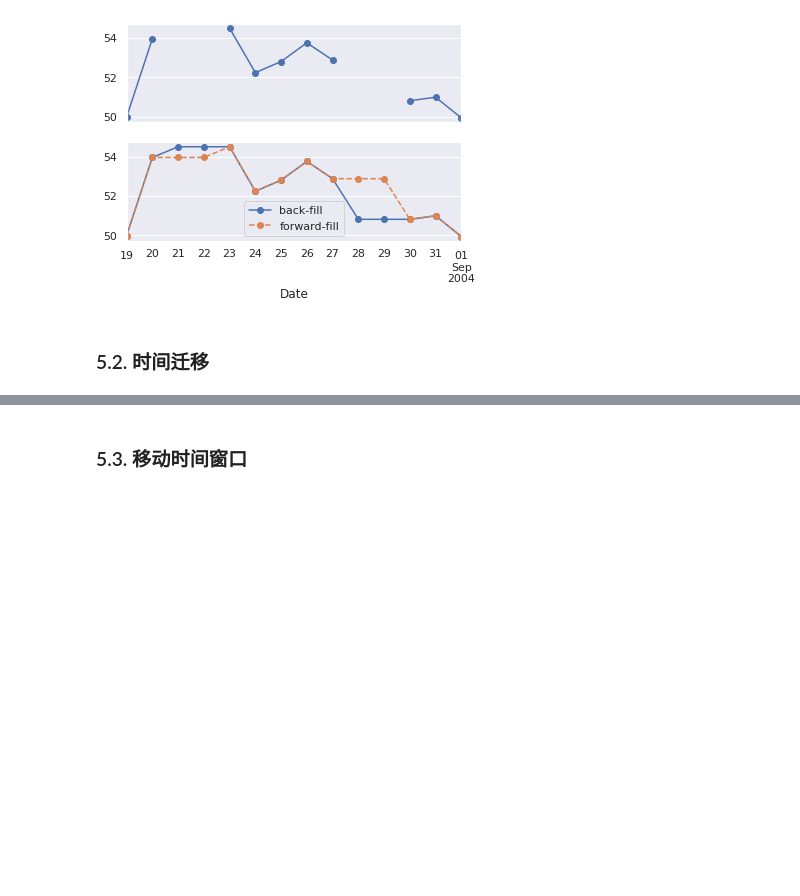
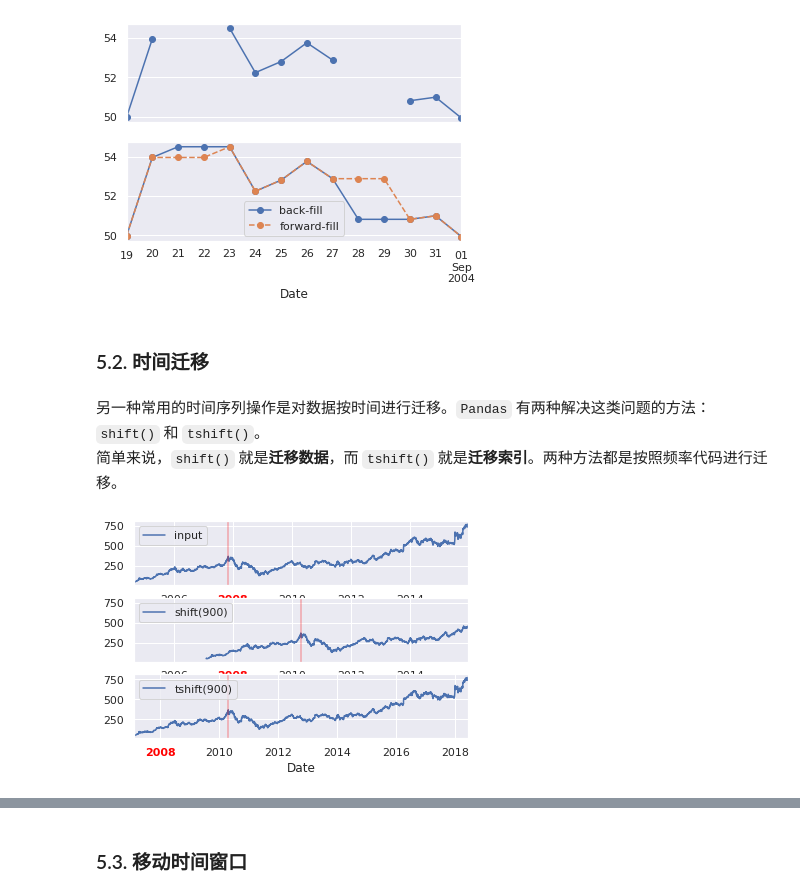
Before and after one commit to michaelbrucelin/HelloLanguage, a Jupyter notebook: Jupyter/Python/Book/Python数据科学手册/02-Pandas数据处理/12-处理时间序列.ipynb, the cells around one changed output, grey strips where cells are left out. Saved outputs shown, nothing was run; the diff lists cells and outputs as text; code cells hidden in the pictures; blank space fills up the shorter version.

```diff
--- a/Jupyter/Python/Book/Python数据科学手册/02-Pandas数据处理/12-处理时间序列.ipynb
+++ b/Jupyter/Python/Book/Python数据科学手册/02-Pandas数据处理/12-处理时间序列.ipynb
@@ -353,0 +357,33 @@ ax[1].legend(["back-fill", "forward-fill"])
+# %% [markdown]
+另一种常用的时间序列操作是对数据按时间进行迁移。`Pandas` 有两种解决这类问题的方法：`shift()` 和 `tshift()`。
+简单来说，`shift()` 就是**迁移数据**，而 `tshift()` 就是**迁移索引**。两种方法都是按照频率代码进行迁移。
+# %%
+# 我们将用 shift() 和 tshift() 这两种方法让数据迁移 900 天，如图所示
+# 我们会发现，shift(900) 将数据向前推进了 900 天，这样图形中的一段就消失了（最左侧就变成了缺失值）
+# 而 tshift(900) 方法是将时间索引值向前推进了 900 天
+fig, ax = plt.subplots(3, sharey=True)
+
+# 对数据应用时间频率，用向后填充解决缺失值
+goog = goog.asfreq('D', method='pad')
+
+goog.plot(ax=ax[0])
+goog.shift(900).plot(ax=ax[1])
+goog.tshift(900).plot(ax=ax[2])  # FutureWarning: tshift is deprecated and will be removed in a future version. Please use shift instead.
+
+# 设置图例与标签
+local_max = pd.to_datetime('2007-11-05')
+offset = pd.Timedelta(900, 'D')
+
+ax[0].legend(['input'], loc=2)
+ax[0].get_xticklabels()[2].set(weight='heavy', color='red')
+ax[0].axvline(local_max, alpha=0.3, color='red')
+
+ax[1].legend(['shift(900)'], loc=2)
+ax[1].get_xticklabels()[2].set(weight='heavy', color='red')
+ax[1].axvline(local_max + offset, alpha=0.3, color='red')
+
+ax[2].legend(['tshift(900)'], loc=2)
+ax[2].get_xticklabels()[1].set(weight='heavy', color='red')
+ax[2].axvline(local_max + offset, alpha=0.3, color='red');
+# %% [output]
+[figure, added]
```
Also changed, not shown: parts of 21 cells of this notebook, 2 other files.
